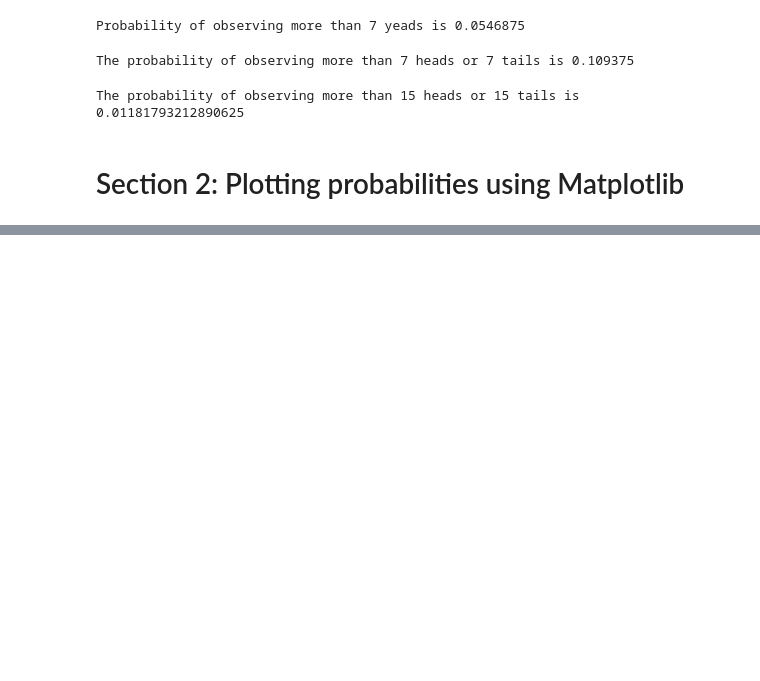
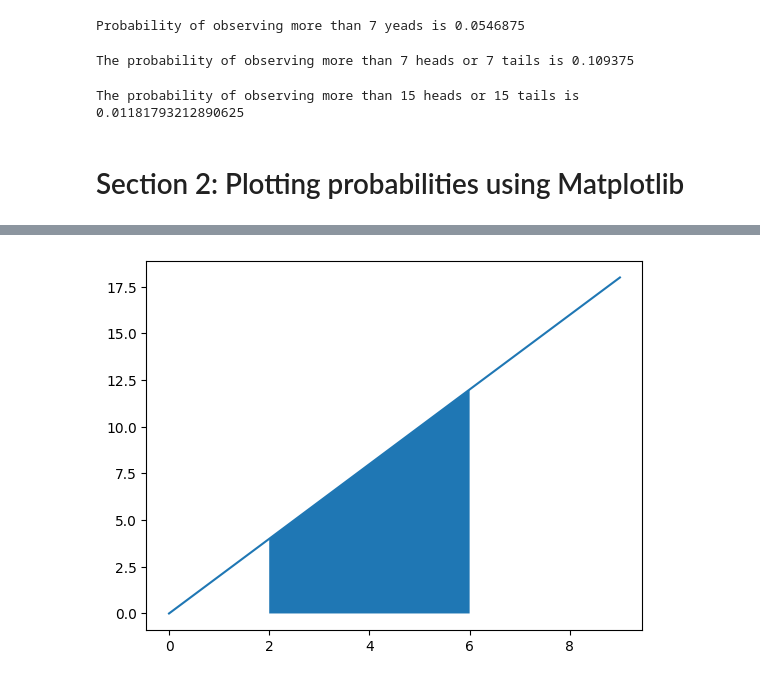
Before and after one commit to tacotuesday/reading_list, a Jupyter notebook: python/data_science_bookcamp/cs01-curriculum.ipynb, the cells around one changed output, grey strips where cells are left out. Cells and saved outputs as stored; diff of their text form; code cells hidden in the pictures; blank space fills up the shorter version.

```diff
--- a/python/data_science_bookcamp/cs01-curriculum.ipynb
+++ b/python/data_science_bookcamp/cs01-curriculum.ipynb
@@ -291,0 +328,8 @@ The probability of observing more than 15 heads or 15 tails is 0.011817932128906
+# %%
+# Shading an interval of interest beneath a line plot
+plt.plot(x, y)
+where = [is_in_interval(value, 2, 6) for value in x]
+plt.fill_between(x, y, 0, where=where)
+plt.show()
+# %% [output]
+[figure, added]
```
Also changed, not shown: parts of 5 cells of this notebook.
